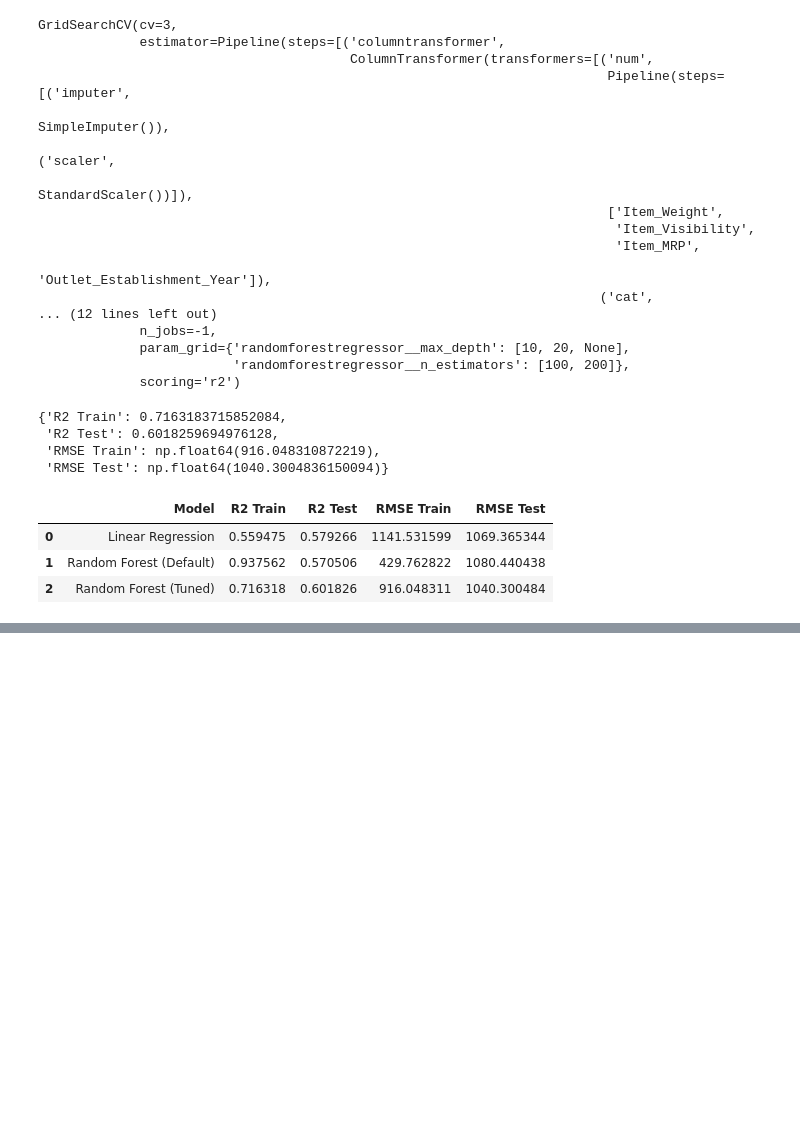
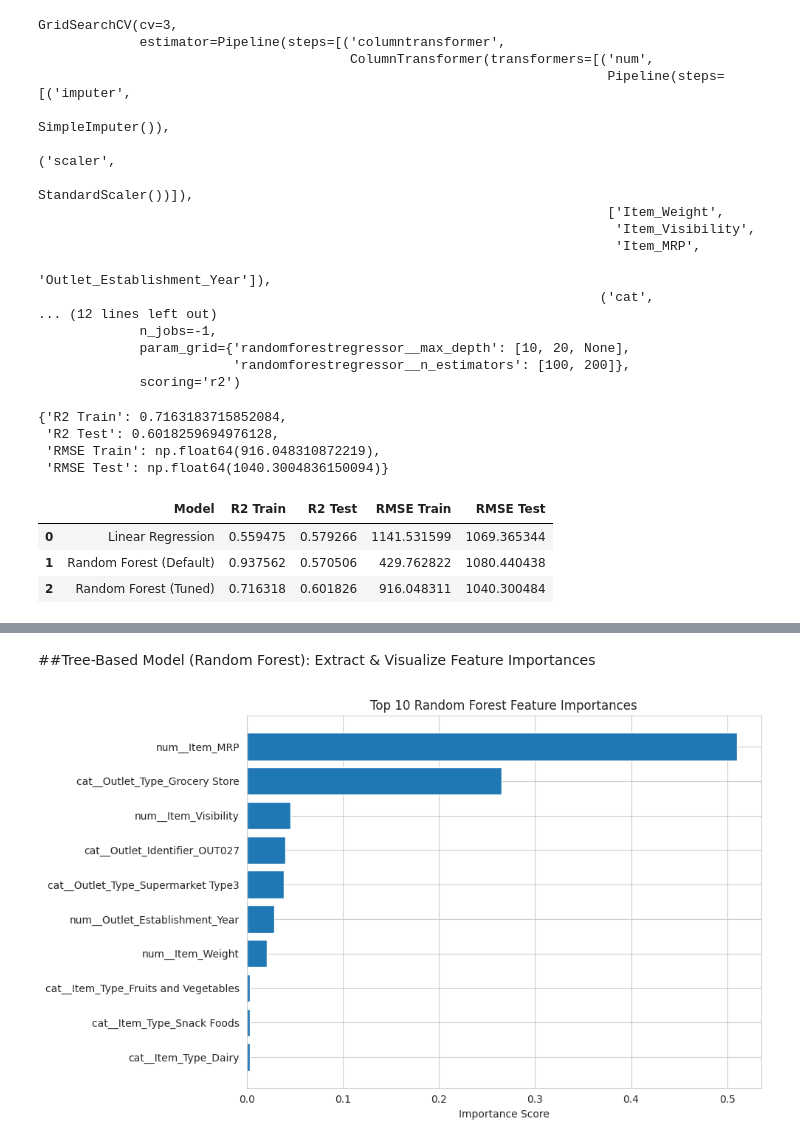
Before and after one commit to tamimisalah/Prediction-of-Product-Sales, a Jupyter notebook: Prediction_of_Product_Sales.ipynb, the cells around one changed output, grey strips where cells are left out. Drawn from its saved outputs; the diff is of its cells as text; code cells hidden in the pictures; blank space fills up the shorter version.

```diff
--- a/Prediction_of_Product_Sales.ipynb
+++ b/Prediction_of_Product_Sales.ipynb
@@ -855,0 +887,28 @@ model_scores
+# %% [markdown]
+##Tree-Based Model (Random Forest): Extract & Visualize Feature Importances
+# %%
+# Get the RandomForest model from best pipeline
+rf_best_model = best_rf_model.named_steps['randomforestregressor']
+
+# Get feature names again
+feature_names = preprocessor.get_feature_names_out()
+
+# Get feature importances from the model
+importances = rf_best_model.feature_importances_
+
+# Make a DataFrame for visualization
+importances_df = pd.DataFrame({
+    'Feature': feature_names,
+    'Importance': importances
+}).sort_values(by='Importance', ascending=False)
+
+# Plot top 10 important features
+plt.figure(figsize=(10, 6))
+plt.barh(importances_df['Feature'][:10][::-1], importances_df['Importance'][:10][::-1])
+plt.title('Top 10 Random Forest Feature Importances')
+plt.xlabel('Importance Score')
+plt.tight_layout()
+plt.savefig('random_forest_feature_importance.png')  # Save as PNG
+plt.show()
+# %% [output]
+[figure, added]
```
Also changed, not shown: parts of 4 cells of this notebook.
